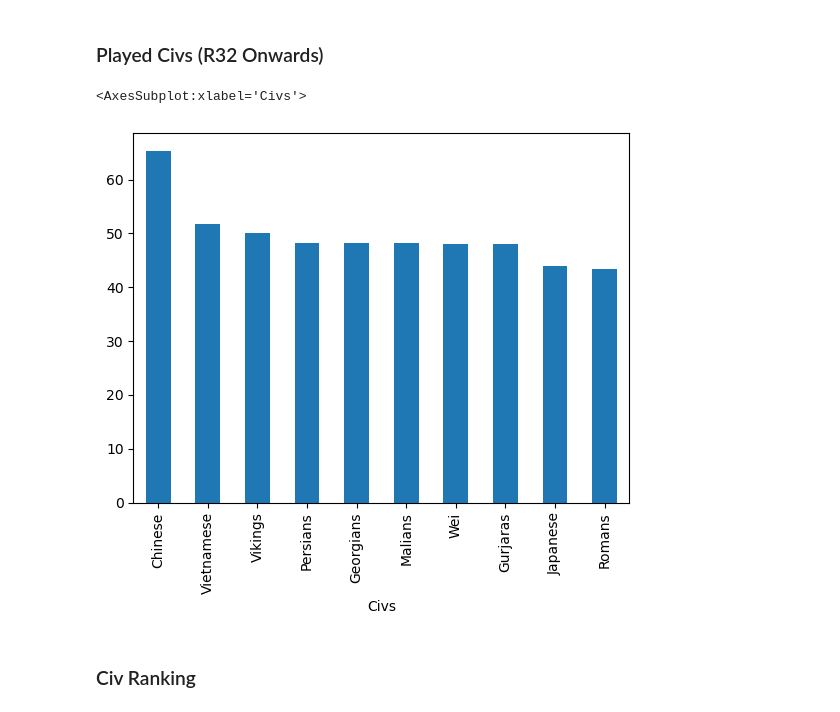
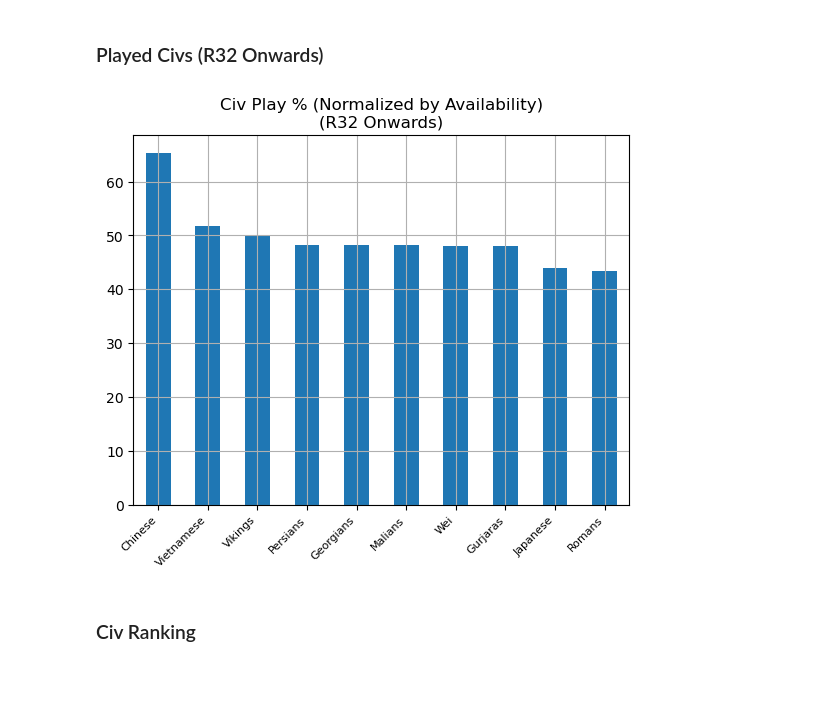
Before and after one commit to spacetime-aoe/aoe2-misc, a Jupyter notebook: notebooks/KOTD6 Drafts.ipynb, the cells around one changed output. Saved outputs shown, nothing was run; the diff lists cells and outputs as text; code cells hidden in the pictures; blank space fills up the shorter version.

```diff
--- a/notebooks/KOTD6 Drafts.ipynb
+++ b/notebooks/KOTD6 Drafts.ipynb
@@ -221,8 +220,15 @@ playedPctDf = (playedDf.drop('R64').sum()*100/setsDf.drop('R64').sum()).sort_val
 # %%
+playedPctDf = (playedDf.drop('R64').sum()*100/setsDf.drop('R64').sum()).sort_values(ascending=False)
+
 playedPctDf.iloc[:10].plot.bar()
+
+plt.xticks(rotation=45, fontsize=8, ha='right')
+plt.xlabel('')
+plt.grid()
+
+_ = plt.title('Civ Play % (Normalized by Availability)\n(R32 Onwards)')
 # %% [output]
-<AxesSubplot:xlabel='Civs'>
-[figure, old version]
+[figure, new version]
 # %% [markdown]
 ### Civ Ranking
 # %%
```
Also changed, not shown: parts of 2 cells of this notebook.
